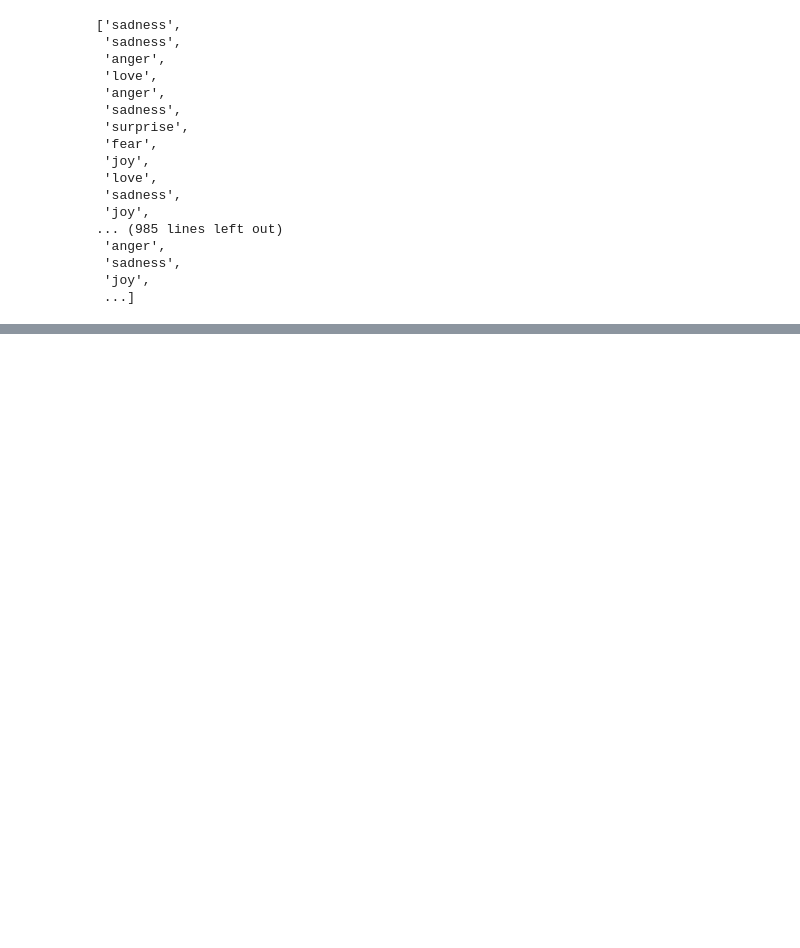
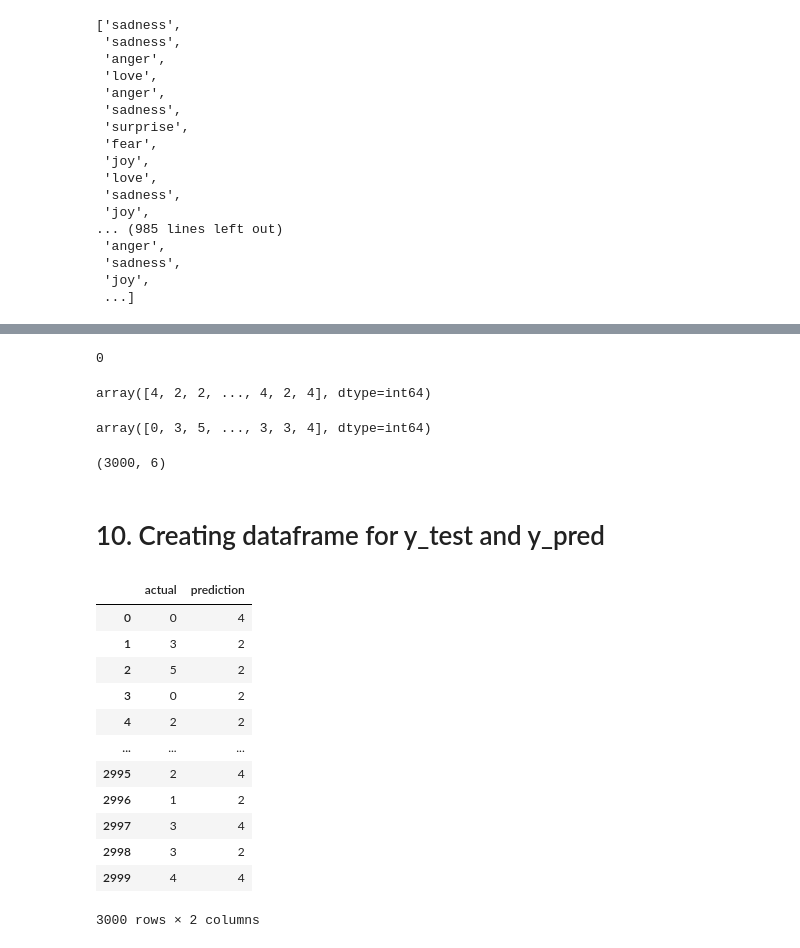
Before and after one commit to vanshika705/RNN-Project, a Jupyter notebook: RNN_Project.ipynb, the cells around one changed output, grey strips where cells are left out. Saved outputs shown, nothing was run; the diff lists cells and outputs as text; code cells hidden in the pictures; blank space fills up the shorter version.

```diff
--- a/RNN_Project.ipynb
+++ b/RNN_Project.ipynb
@@ -79,0 +308,15 @@ labels = ['surprise', 'sadness', 'anger', 'joy', 'fear', 'love']
+# %%
+#  LSTM ---> layer of rnn , long short term memory
+from tensorflow.keras.models import Sequential
+from tensorflow.keras.layers import  LSTM, Dense
+
+model = Sequential([
+    LSTM(units= 128, input_shape= (35, 1), return_sequences= True),
+    LSTM(units= 64),
+    Dense(units= 6, activation= "softmax")
+])
+
+model.compile(optimizer= "adam", loss= "sparse_categorical_crossentropy", metrics= ["accuracy"])
+# %%
+history = model.fit(x_train, y_train, epochs= 5, validation_data= (x_test,y_test))
+history
@@ -79,0 +337,5 @@ labels = ['surprise', 'sadness', 'anger', 'joy', 'fear', 'love']
+# %%
+y_pred = model.predict(x_test)
+y_pred
+# These values are probabilities of the class
+# highest value will give the tokenized value of the word
@@ -79,0 +362,36 @@ labels = ['surprise', 'sadness', 'anger', 'joy', 'fear', 'love']
+# %%
+y_test[0]  # sadness
+# %% [output]
+0
+# %%
+prediction = np.argmax(y_pred, axis= 1)
+prediction
+# %% [output]
+array([4, 2, 2, ..., 4, 2, 4], dtype=int64)
+# %%
+y_test
+# %% [output]
+array([0, 3, 5, ..., 3, 3, 4], dtype=int64)
+# %%
+y_pred.shape
+# %% [output]
+(3000, 6)
+# %% [markdown]
+# 10. Creating dataframe for y_test and y_pred
+# %%
+df = pd.DataFrame({"actual": y_test, "prediction": prediction})
+df
+# %% [output]
+|  | actual | prediction |
+| 0 | 0 | 4 |
+| 1 | 3 | 2 |
+| 2 | 5 | 2 |
+| 3 | 0 | 2 |
+| 4 | 2 | 2 |
+| ... | ... | ... |
+| 2995 | 2 | 4 |
+| 2996 | 1 | 2 |
+| 2997 | 3 | 4 |
+| 2998 | 3 | 2 |
+| 2999 | 4 | 4 |
+3000 rows × 2 columns
```
Also changed, not shown: parts of 49 cells of this notebook, 5 other files.
